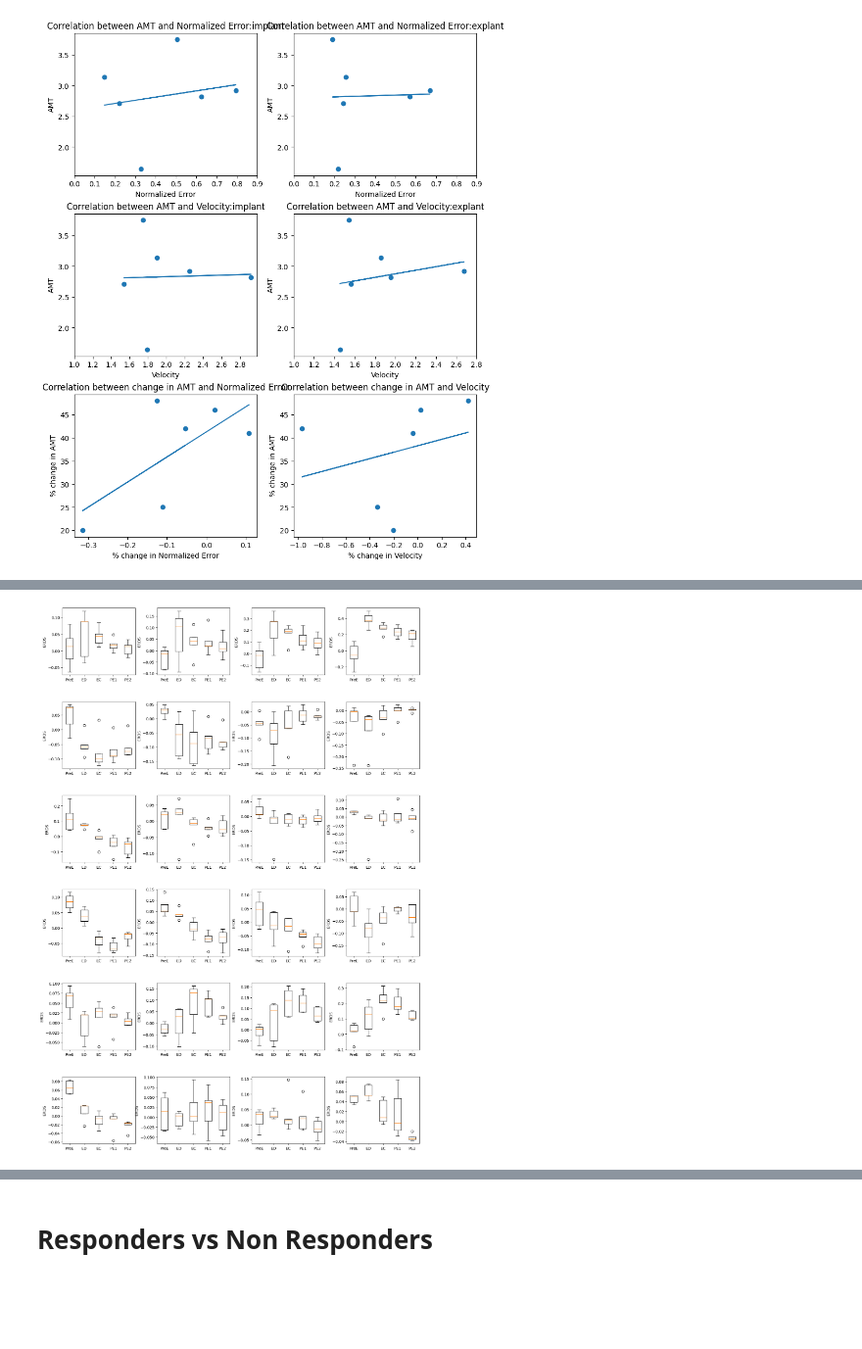
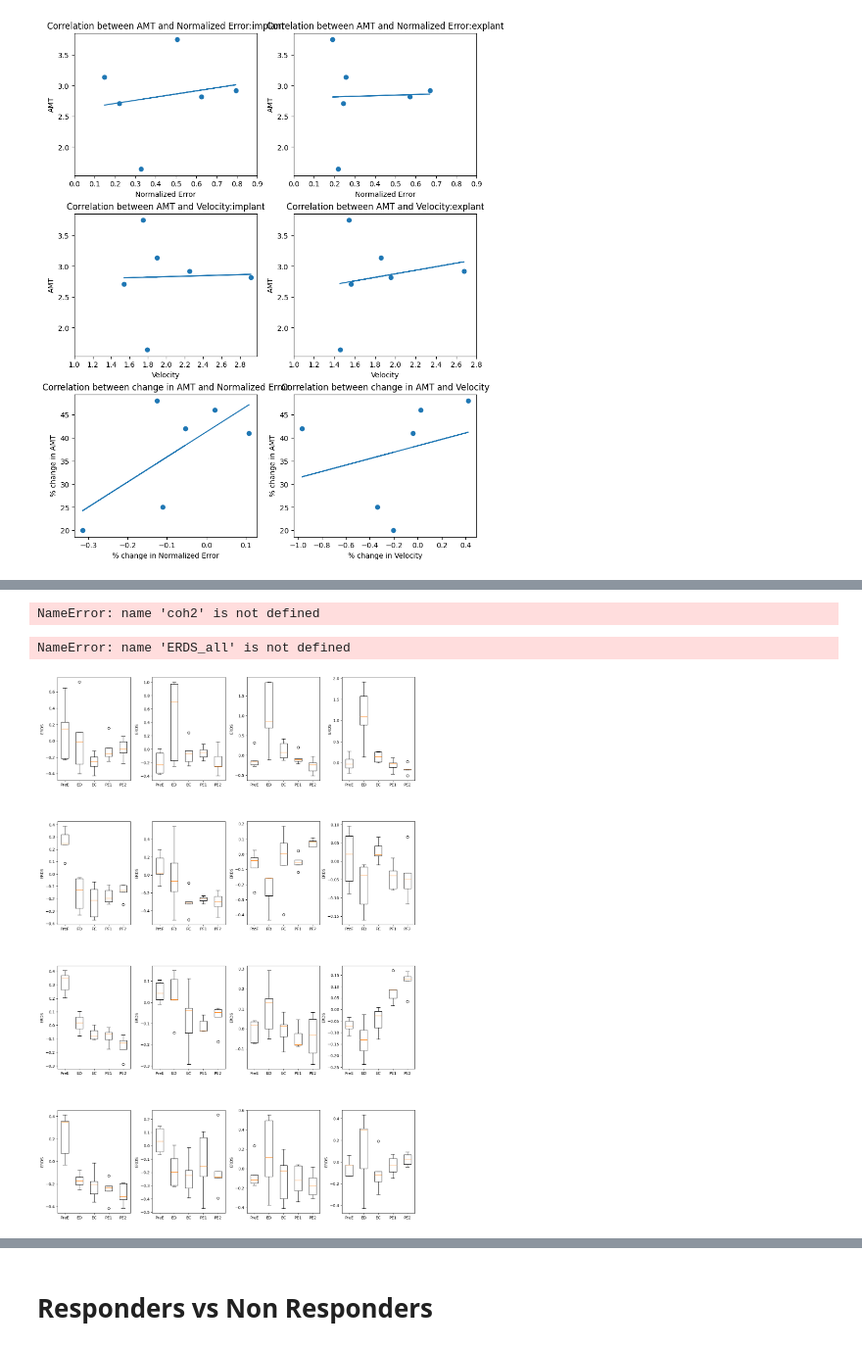
Before and after one commit to NiteshMalan/Oddball_Task, a Jupyter notebook: Oddball_Behavioral_analysis_Correlation.ipynb, the cells around one changed output, grey strips where cells are left out. Shown at 98% size. Drawn from its saved outputs; the diff is of its cells as text; code cells hidden in the pictures; blank space fills up the shorter version.

```diff
--- a/Oddball_Behavioral_analysis_Correlation.ipynb
+++ b/Oddball_Behavioral_analysis_Correlation.ipynb
@@ -383,0 +706,17 @@ for axi, st in enumerate(stage):
+# %%
+fig, ax = plt.subplots(figsize=(4.5, 4))
+
+ax.scatter(ERR_mean_all,slope_mean_all)
+#obtain m (slope) and b(intercept) of linear regression line
+m, b = np.polyfit(ERR_mean_all,slope_mean_all, 1)
+#add linear regression line to scatterplot
+ax.plot(ERR_mean_all, m*np.array(ERR_mean_all)+b)
+ax.set_title(f"Correlation between Velocity and Overshoot", fontsize =16, pad=20)
+ax.set_xlabel('Overshoot (%)', fontsize =16)
+ax.set_ylabel('Velocity', fontsize =16)
+yticks = np.arange(1,2.1, 0.2)
+ax.set_yticks(yticks)
+xticks = np.arange(0,70, 10)
+ax.set_xticks(xticks)
+fig.tight_layout()
+plt.show()
@@ -607,7 +948,7 @@ print(p_val)
 0.016479079029359467
 [figure]
 # %%
-coh = pd.read_csv(base_dir+'Oddball_ERDS_data.csv')
+coh = pd.read_csv(base_dir+'oddball_ERDS_E_NE1.csv')
 coh_sub = (
     coh.groupby(["Stage","Subject","Condition","Time", "Freq", "Channel" ], observed=False)[["ERDS"]].mean().reset_index()
 )
@@ -621,15 +955,19 @@ array(['C4', 'CP2', 'CP6', 'DBS1-2', 'DBS1-3', 'DBS1-4', 'DBS2-5',
-# %%
-coh_sub = (
-    coh.groupby(["Stage","Subject","Condition","Time", "Freq", "Channel" ], observed=False)[["ERDS"]].mean().reset_index()
-)
 # %%
 phase = ['Pre Error', 'Error Detection', 'Error Correction', 'Post Error 1', 'Post Error 2']
 # %%
 phase = ['PreE', 'ED', 'EC', 'PE1', 'PE2']
+# %%
+coh2
+# %% [output]
+NameError: name 'coh2' is not defined
+# %%
+len(ERDS_all)
+# %% [output]
+NameError: name 'ERDS_all' is not defined
 # %%
-stg = ['explant'] #'implant',
+stg = ['implant'] #'implant',
 subj_list = [7, 8, 11, 13, 14, 15]
-condtions = ['Oddball']
+condtions = ['Oddball_E']
 freq_band = ['[4 7]','[8 12]', '[13 20]', '[21 30]']
 eeg_chs = ['C4','CP2', 'CP6', 'FC2', 'FC6'] # F4', 'F8', 'FC2', 'FC6', 'P4'
 
@@ -652,21 +990,21 @@ for st in stg:
             ERDS_all.append(ERDS_all2)
 ERDS_all = np.array(ERDS_all)
 # %%
-fig, axes = plt.subplots(6,4, figsize=(16,24))
+fig, axes = plt.subplots(4,4, figsize=(16,24))
 
 
 for j, (ax_row, sub) in enumerate(zip(axes, subj_list)):
     for i, (fb, ax) in enumerate(zip(freq_band,ax_row)):
         ax.boxplot([ERDS_all[j,i,:,0],ERDS_all[j,i,:,1],ERDS_all[j,i,:,2],ERDS_all[j,i,:,3],ERDS_all[j,i,:,4]])
         ax.set_xticklabels(phase)
         ax.set_ylabel('ERDS')
 
 plt.subplots_adjust(left=0.1,
                     bottom=0.1,
                     right=0.9,
                     top=0.9,
                     wspace=0.3,
                     hspace=0.4)
 plt.show()
 # %% [output]
-[figure, old version]
+[figure, new version]
```
Also changed, not shown: parts of 35 cells of this notebook, 3 other files.
